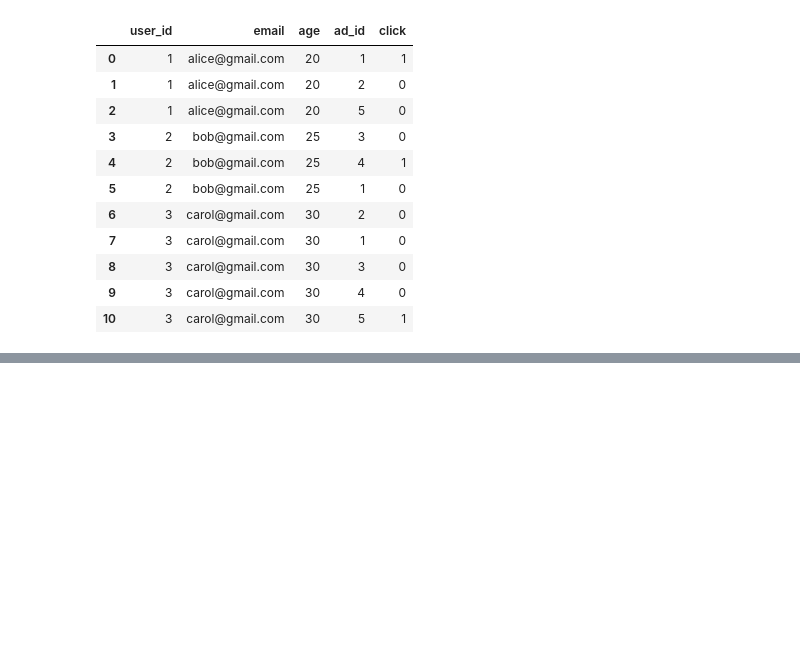
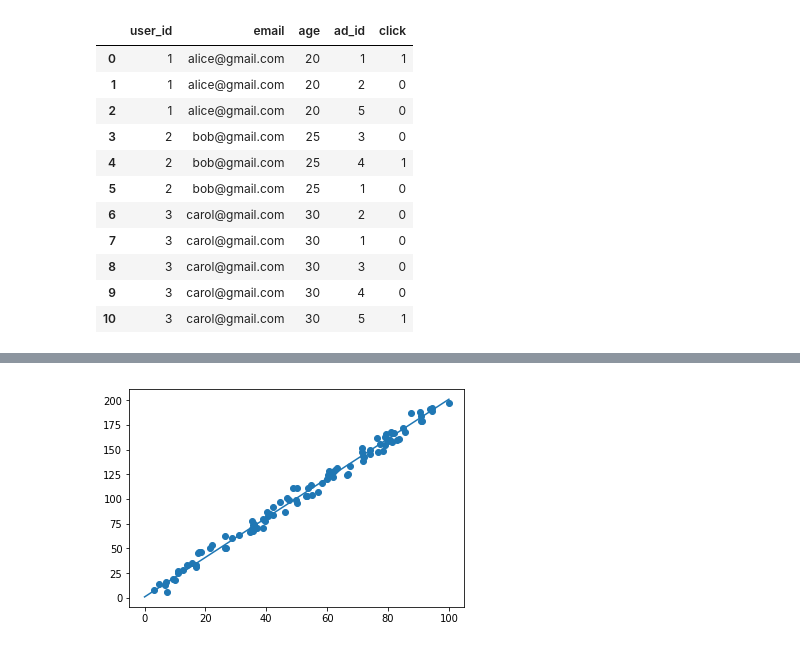
Before and after one commit to imflash217/Lumos, a Jupyter notebook: Project_Python/pyPlayground.ipynb, the cells around one changed output, grey strips where cells are left out. Cells and saved outputs as stored; diff of their text form; code cells hidden in the pictures; blank space fills up the shorter version.

```diff
--- a/Project_Python/pyPlayground.ipynb
+++ b/Project_Python/pyPlayground.ipynb
@@ -1172,0 +1213,8 @@ m
+# %%
+x_line = np.linspace(0,100,100)
+y_line = 2*x_line + 1
+plt.scatter(x1, y1)
+plt.plot(x_line, y_line)
+plt.show()
+# %% [output]
+[figure, added]
```
Also changed, not shown: parts of 12 cells of this notebook, 6 other files.
